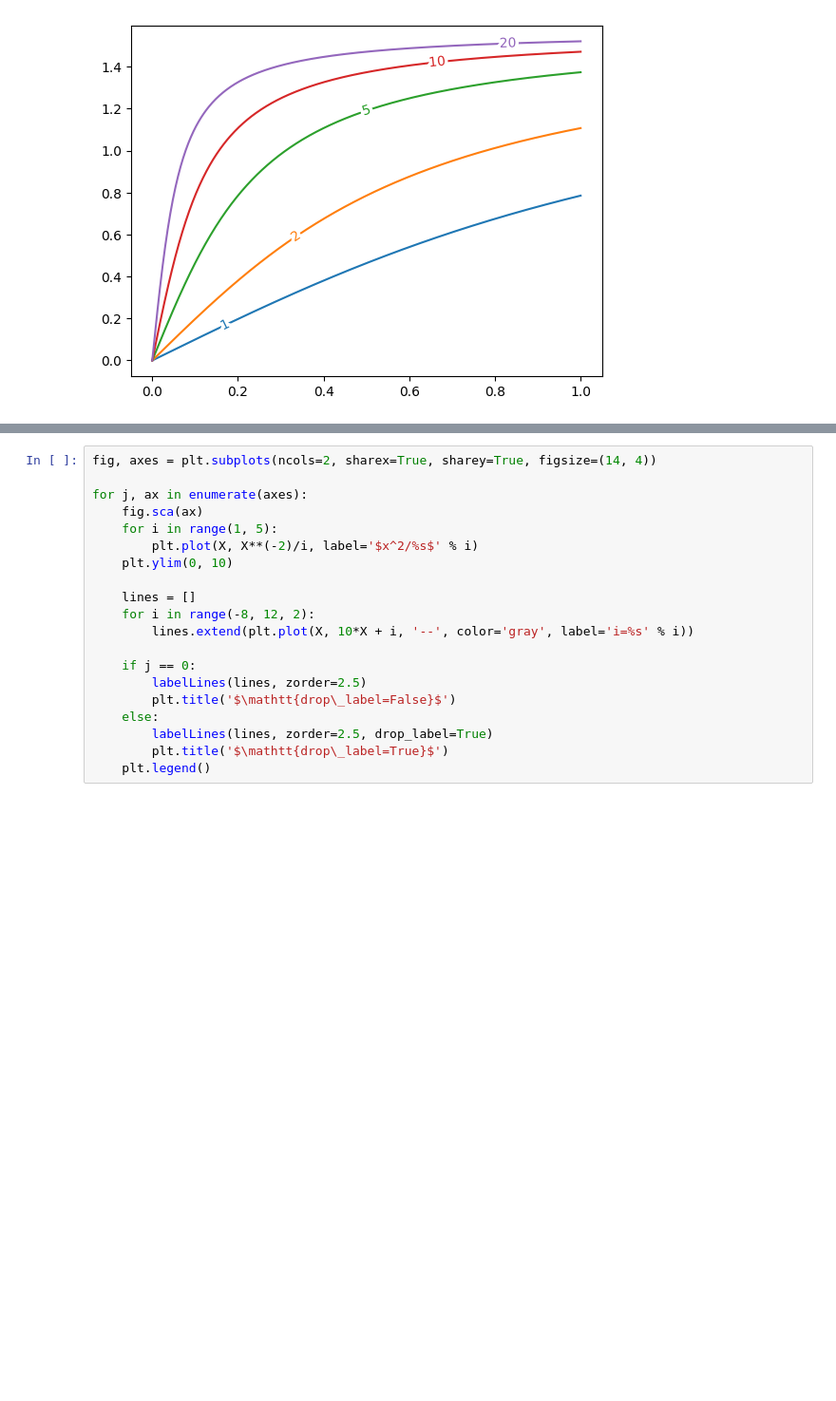
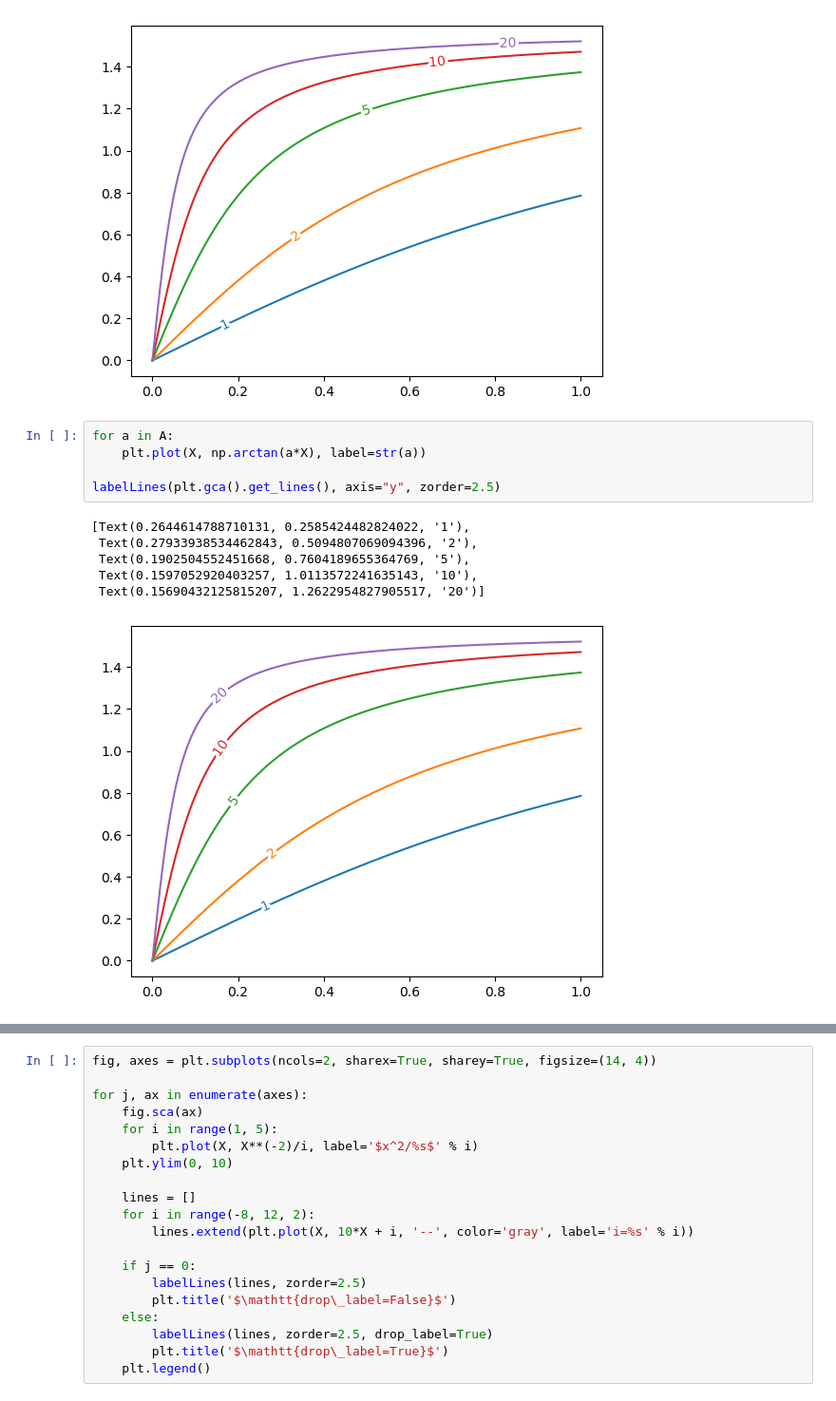
Before and after one commit to cphyc/matplotlib-label-lines, a Jupyter notebook: example/matplotlib_label_lines.ipynb, the cells around one changed output, grey strips where cells are left out. Shown at 95% size. Saved outputs shown, nothing was run; the diff lists cells and outputs as text; blank space fills up the shorter version.

Commit message:
ENH: Implemented y-axis-based labeling
Should close #121

```diff
--- a/example/matplotlib_label_lines.ipynb
+++ b/example/matplotlib_label_lines.ipynb
@@ -39,6 +40,18 @@ labelLines(plt.gca().get_lines(), zorder=2.5)
  Text(0.665, 1.4215385518686854, '10'),
  Text(0.8300000000000001, 1.5106280265233845, '20')]
 [figure]
+# %%
+for a in A:
+    plt.plot(X, np.arctan(a*X), label=str(a))
+
+labelLines(plt.gca().get_lines(), axis="y", zorder=2.5)
+# %% [output]
+[Text(0.2644614788710131, 0.2585424482824022, '1'),
+ Text(0.27933938534462843, 0.5094807069094396, '2'),
+ Text(0.1902504552451668, 0.7604189655364769, '5'),
+ Text(0.1597052920403257, 1.0113572241635143, '10'),
+ Text(0.15690432125815207, 1.2622954827905517, '20')]
+[figure, added]
 # %%
 for a in A:
     plt.plot(X, np.sin(a*X), label=str(a))
```
Also changed, not shown: parts of 7 cells of this notebook, 3 other files.
